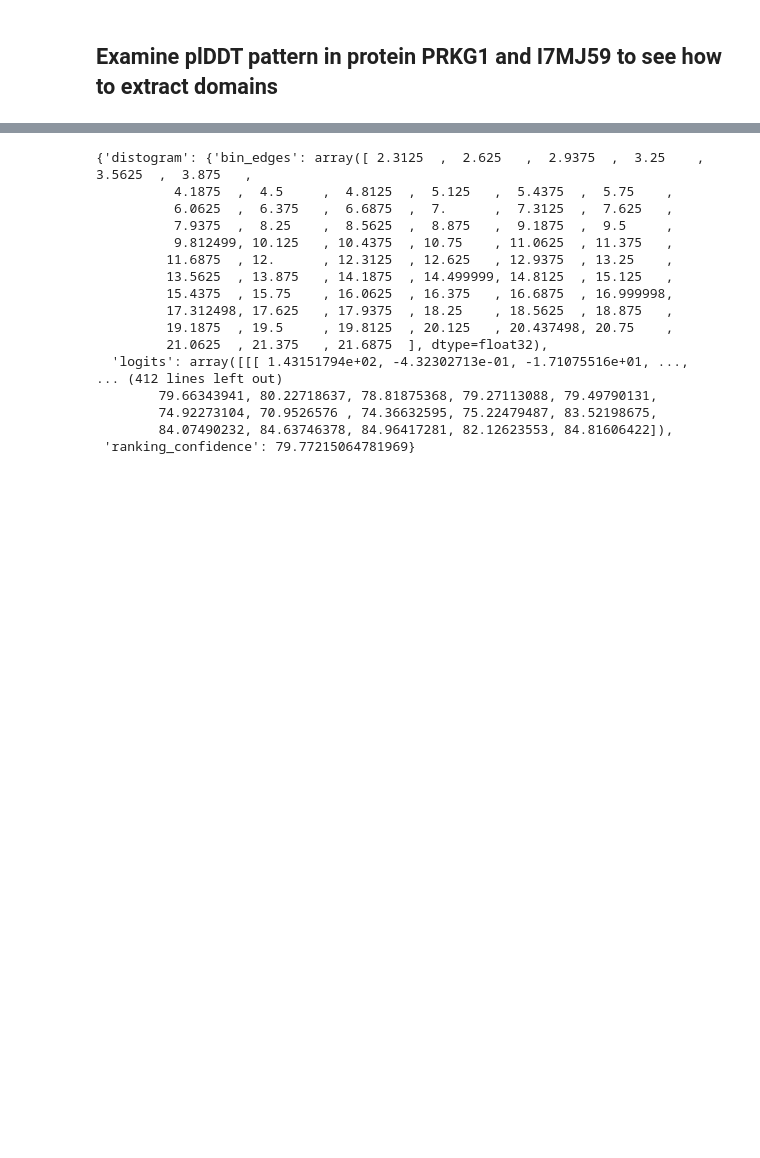
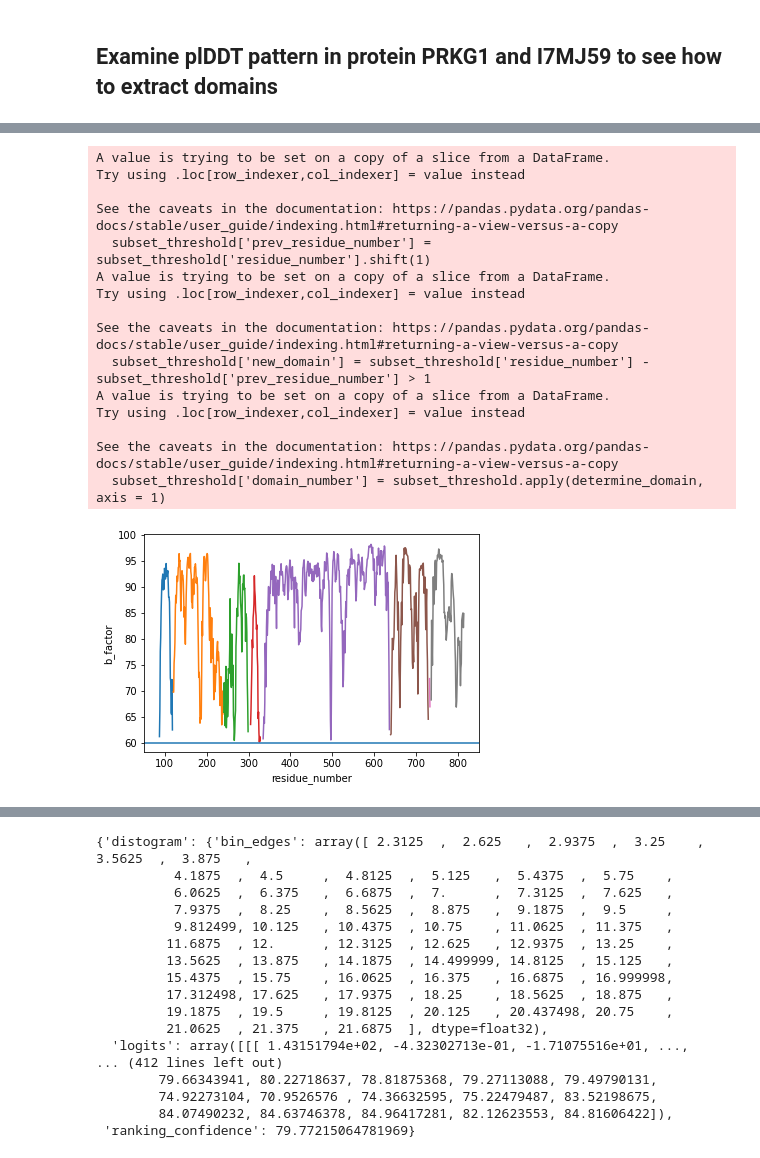
Before and after one commit to epenning/crosslinking, a Jupyter notebook: compare_crosslinks.ipynb, the cells around one changed output, grey strips where cells are left out. Cells and saved outputs as stored; diff of their text form; code cells hidden in the pictures; blank space fills up the shorter version.

```diff
--- a/compare_crosslinks.ipynb
+++ b/compare_crosslinks.ipynb
@@ -191,0 +189,35 @@ Index(['record_name', 'atom_number', 'blank_1', 'atom_name', 'alt_loc',
+# %%
+subset_threshold = pdb_CA[pdb_CA['b_factor'] > 60]
+subset_threshold['prev_residue_number'] = subset_threshold['residue_number'].shift(1)
+subset_threshold['new_domain'] = subset_threshold['residue_number'] - subset_threshold['prev_residue_number'] > 1
+
+domain_number = 1
+
+def determine_domain(residue):
+    global domain_number
+    if residue['new_domain']:
+        domain_number += 1
+    return domain_number
+
+subset_threshold['domain_number'] = subset_threshold.apply(determine_domain, axis = 1)
+
+plddt_plot = sns.lineplot(x = subset_threshold.residue_number, y = subset_threshold.b_factor, hue = subset_threshold.domain_number, palette = 'tab10', legend = False)
+plddt_plot.axhline(60)
+plt.show()
+# %% [output]
+A value is trying to be set on a copy of a slice from a DataFrame.
+Try using .loc[row_indexer,col_indexer] = value instead
+
+See the caveats in the documentation: https://pandas.pydata.org/pandas-docs/stable/user_guide/indexing.html#returning-a-view-versus-a-copy
+  subset_threshold['prev_residue_number'] = subset_threshold['residue_number'].shift(1)
+A value is trying to be set on a copy of a slice from a DataFrame.
+Try using .loc[row_indexer,col_indexer] = value instead
+
+See the caveats in the documentation: https://pandas.pydata.org/pandas-docs/stable/user_guide/indexing.html#returning-a-view-versus-a-copy
+  subset_threshold['new_domain'] = subset_threshold['residue_number'] - subset_threshold['prev_residue_number'] > 1
+A value is trying to be set on a copy of a slice from a DataFrame.
+Try using .loc[row_indexer,col_indexer] = value instead
+
+See the caveats in the documentation: https://pandas.pydata.org/pandas-docs/stable/user_guide/indexing.html#returning-a-view-versus-a-copy
+  subset_threshold['domain_number'] = subset_threshold.apply(determine_domain, axis = 1)
+[figure, added]
```
Also changed, not shown: parts of 15 cells of this notebook, 3 other files.
